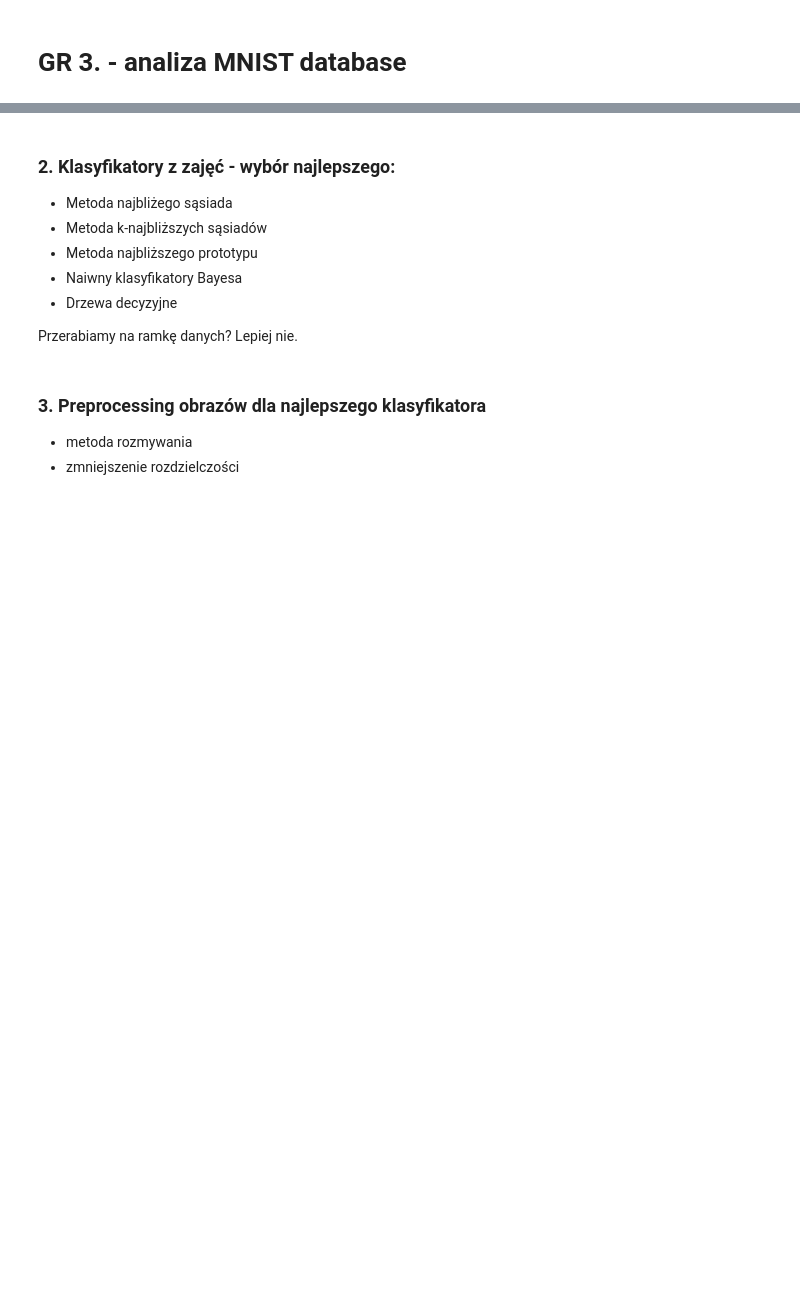
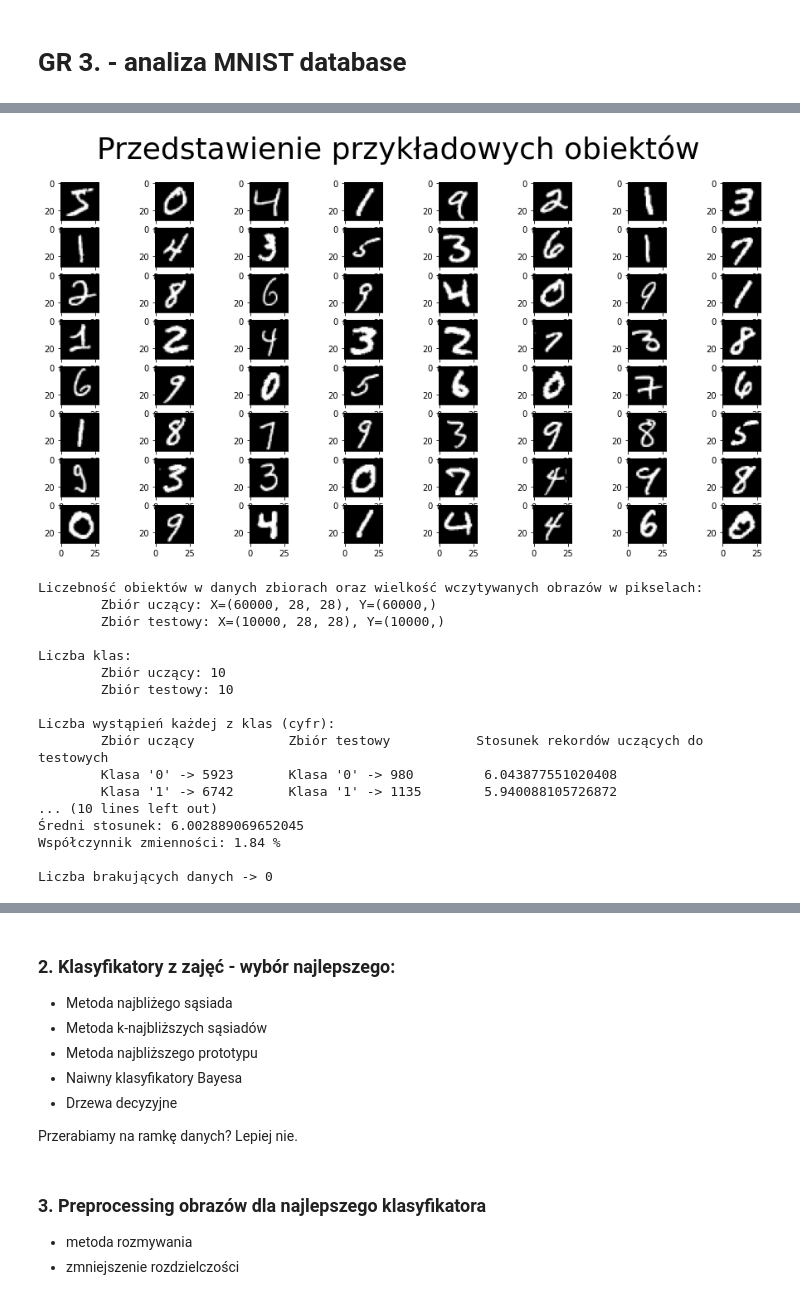
Before and after one commit to Selthen/MNIST-analysys, a Jupyter notebook: Gr3_MNIST.ipynb, the cells around one changed output, grey strips where cells are left out. Cells and saved outputs as stored; diff of their text form; code cells hidden in the pictures; blank space fills up the shorter version.

```diff
--- a/Gr3_MNIST.ipynb
+++ b/Gr3_MNIST.ipynb
@@ -18,0 +84,28 @@ Plan działania:
+# %%
+# wczytanie bazy danych MNIST
+(trainX, trainY), (testX, testY) = mnist.load_data()
+
+# wyświetlenie kilku pierwszych rekordów
+display_examples()
+
+# podstawowe własności zbioru danych
+basic_info()
+# %% [output]
+[figure, added]
+Liczebność obiektów w danych zbiorach oraz wielkość wczytywanych obrazów w pikselach:
+        Zbiór uczący: X=(60000, 28, 28), Y=(60000,)
+        Zbiór testowy: X=(10000, 28, 28), Y=(10000,)
+
+Liczba klas:
+        Zbiór uczący: 10
+        Zbiór testowy: 10
+
+Liczba wystąpień każdej z klas (cyfr):
+        Zbiór uczący            Zbiór testowy           Stosunek rekordów uczących do testowych
+        Klasa '0' -> 5923       Klasa '0' -> 980         6.043877551020408
+        Klasa '1' -> 6742       Klasa '1' -> 1135        5.940088105726872
+... (10 lines left out)
+Średni stosunek: 6.002889069652045
+Współczynnik zmienności: 1.84 %
+
+Liczba brakujących danych -> 0
```
Also changed, not shown: parts of 7 cells of this notebook.
